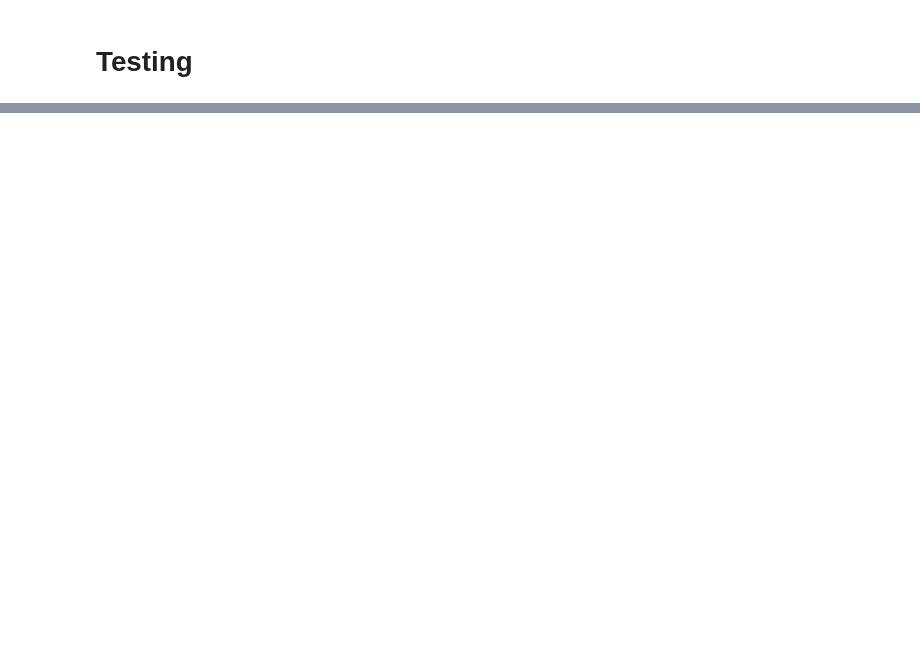
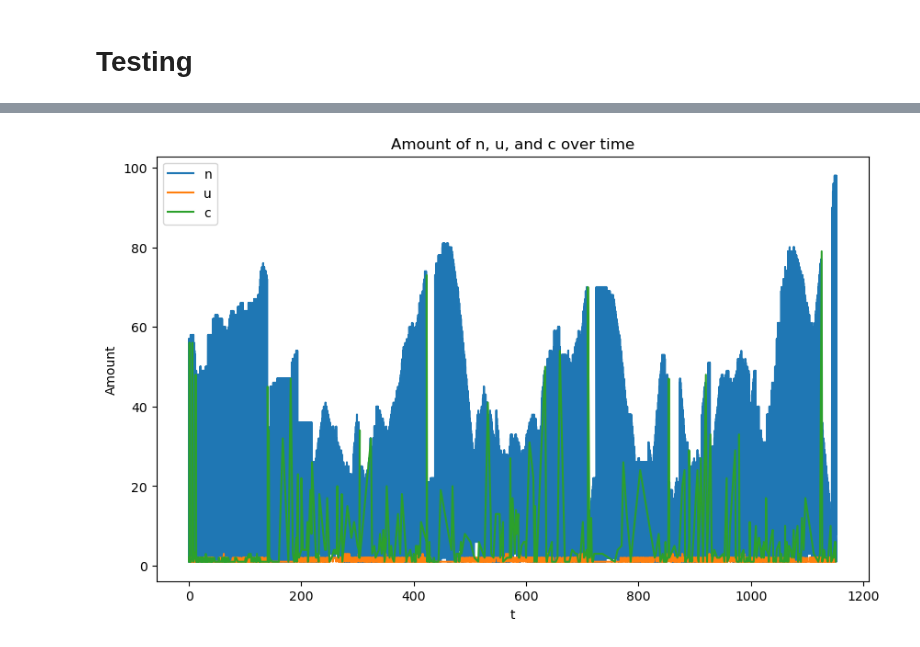
Before and after one commit to Xuan-1998/UAM_system_optimization, a Jupyter notebook: src:code/albert.ipynb, the cells around one changed output, grey strips where cells are left out. Saved outputs shown, nothing was run; the diff lists cells and outputs as text; code cells hidden in the pictures; blank space fills up the shorter version.

```diff
--- a/src:code/albert.ipynb
+++ b/src:code/albert.ipynb
@@ -6,0 +75,2 @@ import matplotlib.pyplot as plt
+# %%
+variables = {f'a{str(i)}': [] for i in range(2, int(sum(gamma)) + 1)}
@@ -319,3 +406,28 @@ plt.show()
+# %%
+# Data from specificn
+specificn_t = list(specificn['t'])
+specificn_amount = list(specificn['amount'])
+
+# Data from specificu
+specificu_t = list(specificu['t'])
+specificu_amount = list(specificu['amount'])
+
+# Data from specificc
+specificc_t = list(specificc['t'])
+specificc_amount = list(specificc['amount'])
+
+# Plotting the data
+plt.figure(figsize=(10, 6))
+plt.plot(specificn_t, specificn_amount, label='n')
+plt.plot(specificu_t, specificu_amount, label='u')
+plt.plot(specificc_t, specificc_amount, label='c')
+plt.xlabel('t')
+plt.ylabel('Amount')
+plt.title('Amount of n, u, and c over time')
+plt.legend()
+plt.show()
+# %% [output]
+[figure, added]
 # %%
 
 
```
Also changed, not shown: parts of 53 cells of this notebook, 6 other files.
